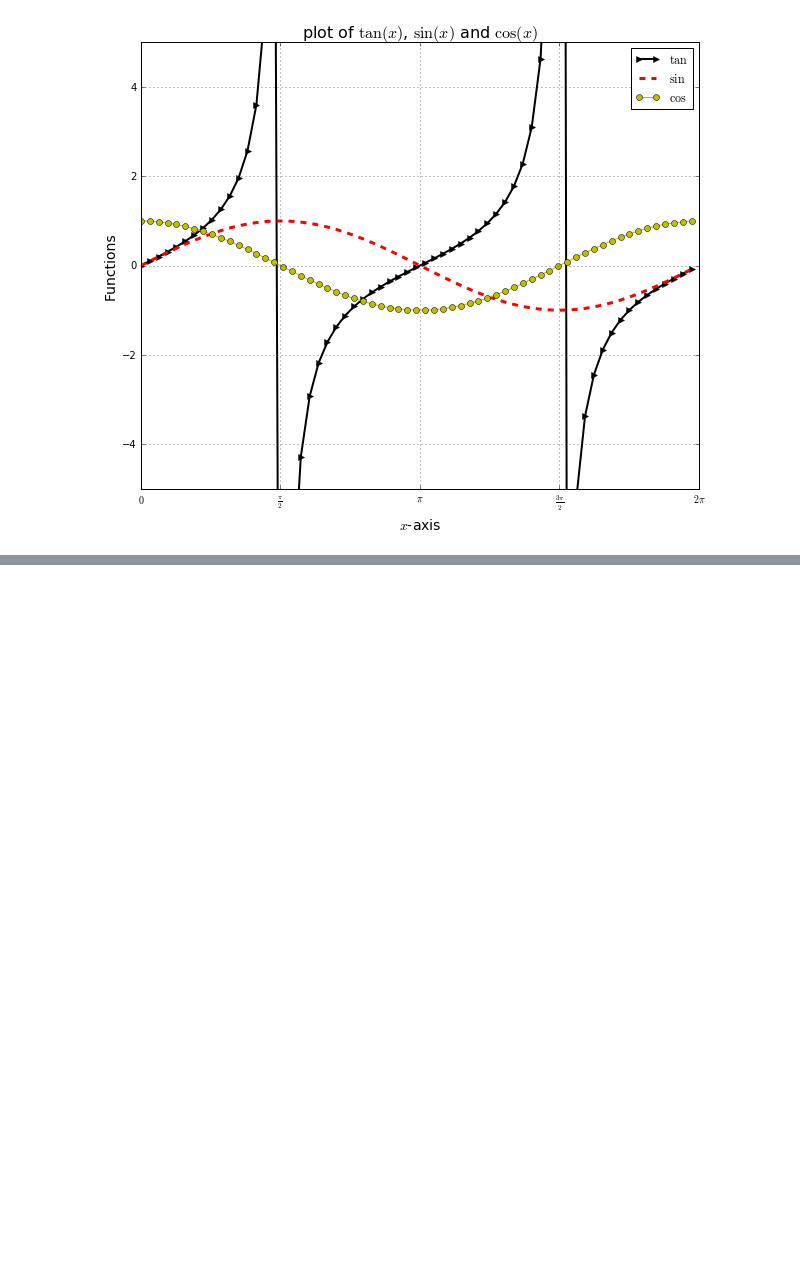
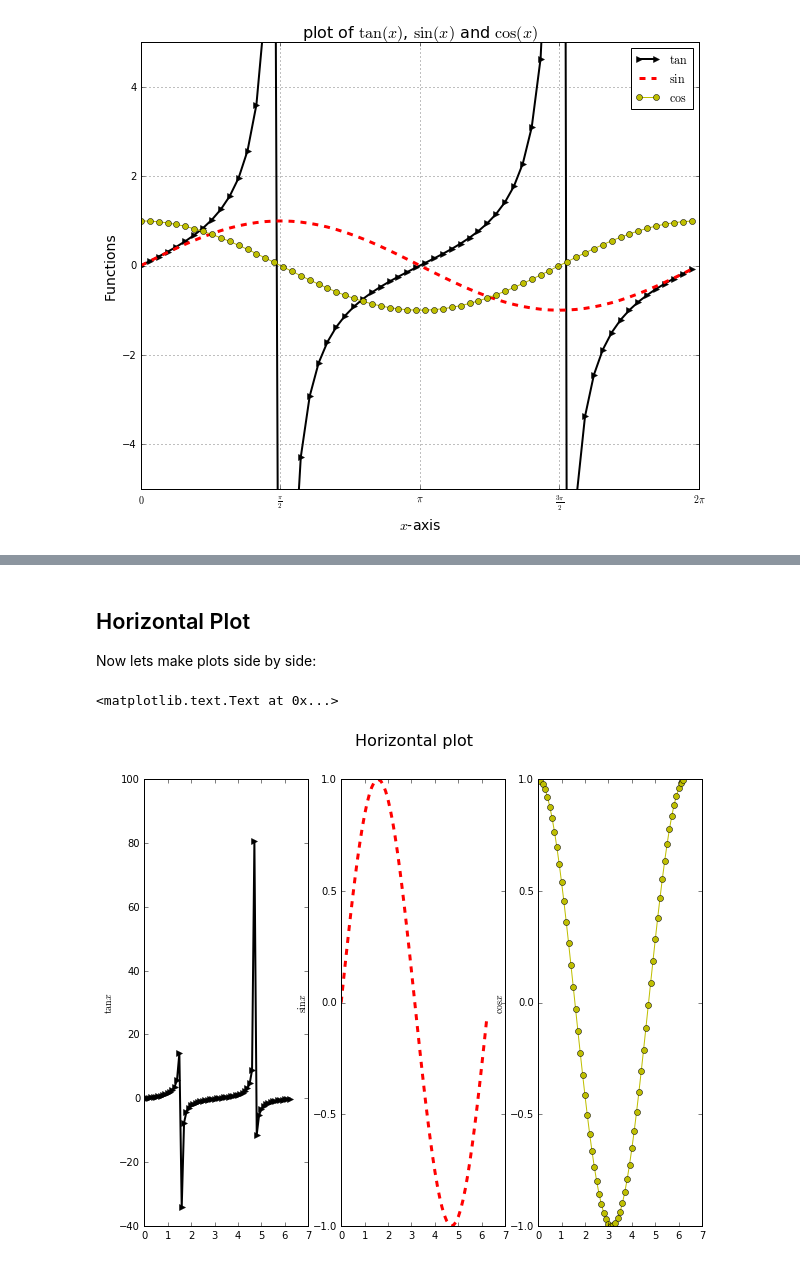
Before and after one commit to glauffer/g3_classes, a Jupyter notebook: plots_tutorial/Basic Matplotlib Tutorial.ipynb, the cells around one changed output, grey strips where cells are left out. Cells and saved outputs as stored; diff of their text form; code cells hidden in the pictures; blank space fills up the shorter version.

```diff
--- a/plots_tutorial/Basic Matplotlib Tutorial.ipynb
+++ b/plots_tutorial/Basic Matplotlib Tutorial.ipynb
@@ -358,0 +397,21 @@ plt.savefig('plot2.png', dpi=300)  # png format with high resolution
+# %% [markdown]
+## Horizontal Plot
+
+Now lets make plots side by side:
+# %%
+plt.subplot(1, 3, 1) # 1 lines, 3 column, plot number 1
+plt.plot(x, tan, 'k>-', lw=2, label=r'$\tan$')
+plt.ylabel(r'$\tan x$')
+
+plt.subplot(1, 3, 2) # 1 lines, 3 column, plot number 2
+plt.plot(x, sin, 'r--', lw=3, label=r'$\sin$')
+plt.ylabel(r'$\sin x$')
+
+plt.subplot(1, 3, 3) # 1 lines, 3 column, plot number 3
+plt.plot(x, cos, 'yo-', lw=1, label=r'$\cos$')
+plt.ylabel(r'$\cos x$')
+
+plt.suptitle('Horizontal plot', fontsize=16)
+# %% [output]
+<matplotlib.text.Text at 0x...>
+[figure, added]
```
Also changed, not shown: parts of 19 cells of this notebook, 2 other files.
